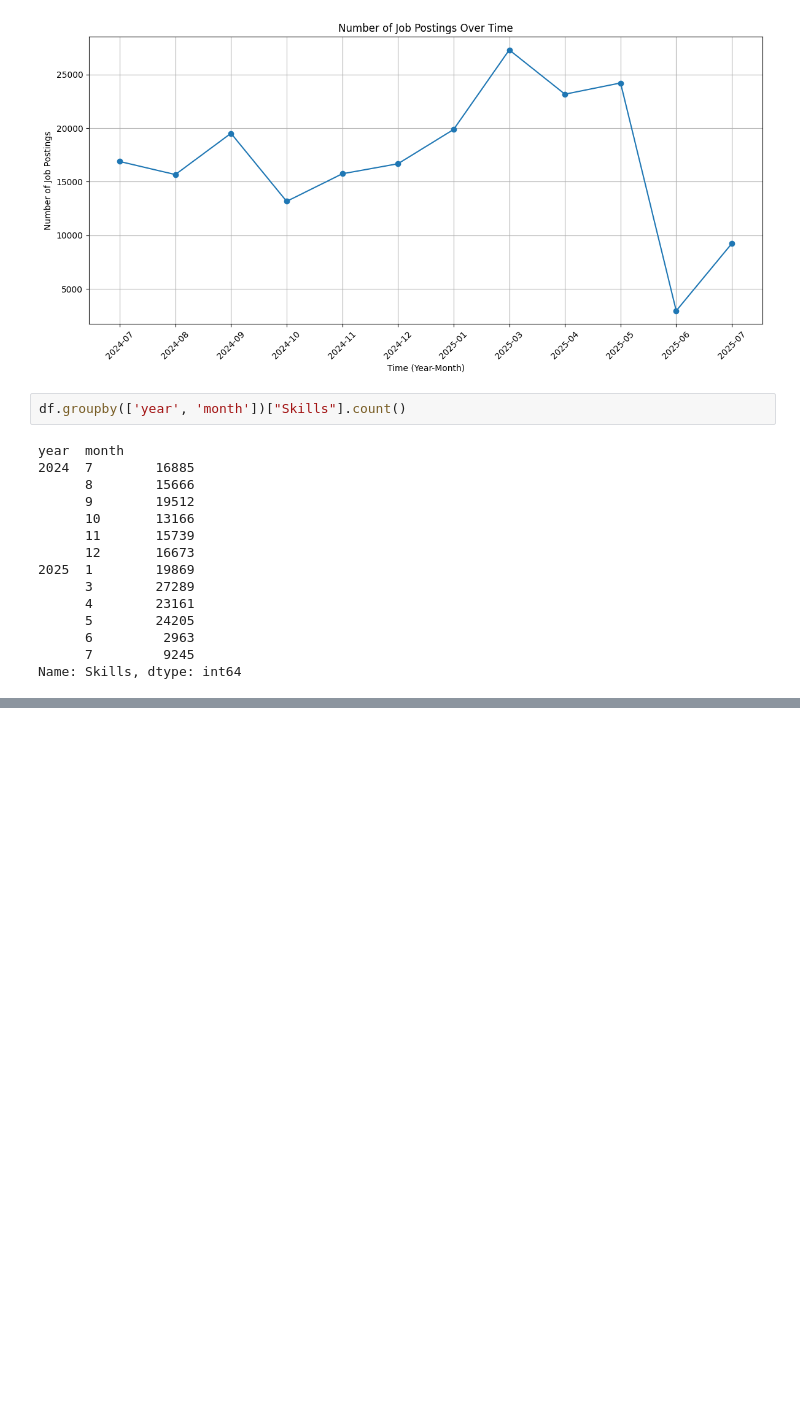
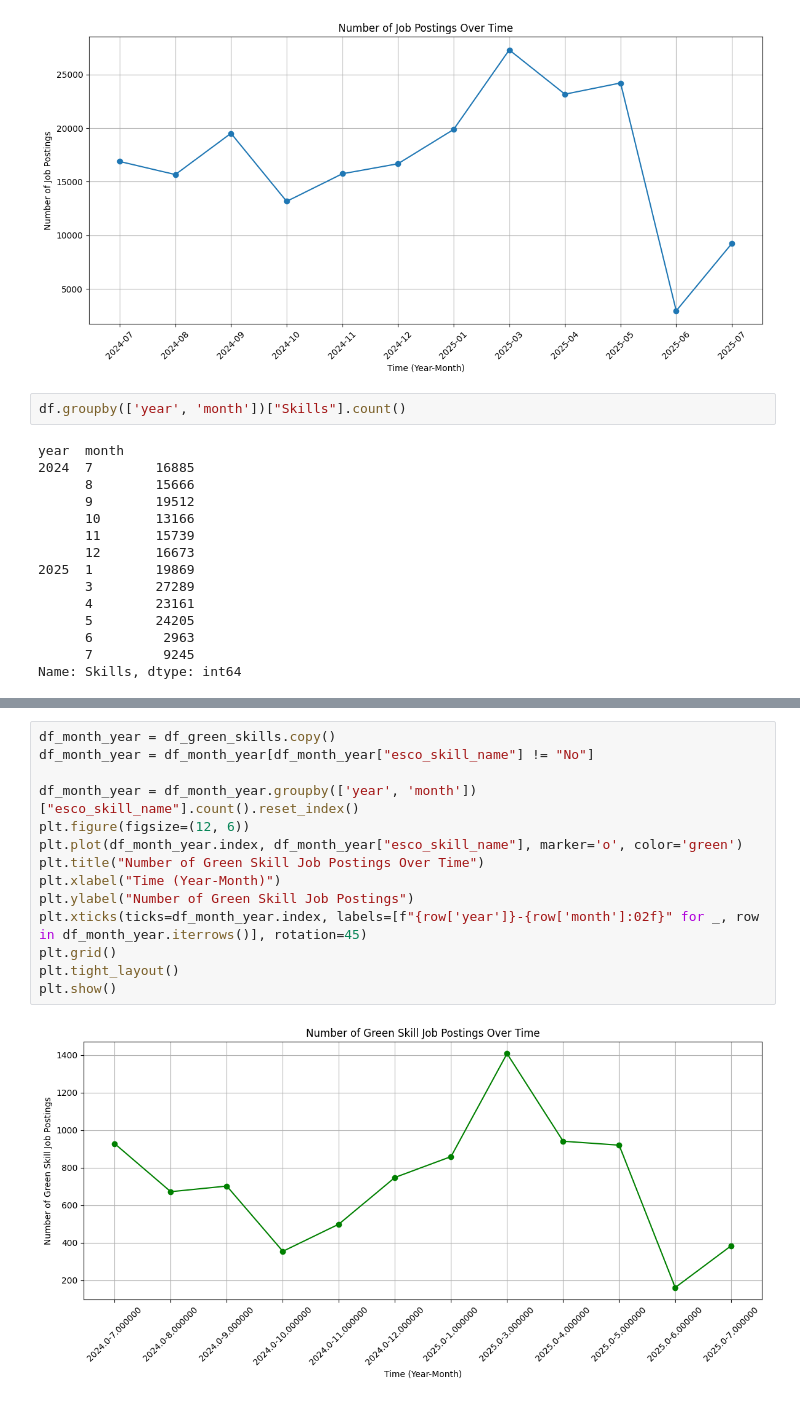
Before and after one commit to JNArrazola/green_skill_RAG_system, a Jupyter notebook: src/0_exploratory_data_analysis.ipynb, the cells around one changed output, grey strips where cells are left out. Saved outputs shown, nothing was run; the diff lists cells and outputs as text; blank space fills up the shorter version.

```diff
--- a/src/0_exploratory_data_analysis.ipynb
+++ b/src/0_exploratory_data_analysis.ipynb
@@ -57,0 +65,16 @@ Name: Skills, dtype: int64
+# %%
+df_month_year = df_green_skills.copy()
+df_month_year = df_month_year[df_month_year["esco_skill_name"] != "No"]
+
+df_month_year = df_month_year.groupby(['year', 'month'])["esco_skill_name"].count().reset_index()
+plt.figure(figsize=(12, 6))
+plt.plot(df_month_year.index, df_month_year["esco_skill_name"], marker='o', color='green')
+plt.title("Number of Green Skill Job Postings Over Time")
+plt.xlabel("Time (Year-Month)")
+plt.ylabel("Number of Green Skill Job Postings")
+plt.xticks(ticks=df_month_year.index, labels=[f"{row['year']}-{row['month']:02f}" for _, row in df_month_year.iterrows()], rotation=45)
+plt.grid()
+plt.tight_layout()
+plt.show()
+# %% [output]
+[figure, added]
```
Also changed, not shown: parts of 7 cells of this notebook, 8 other files.
